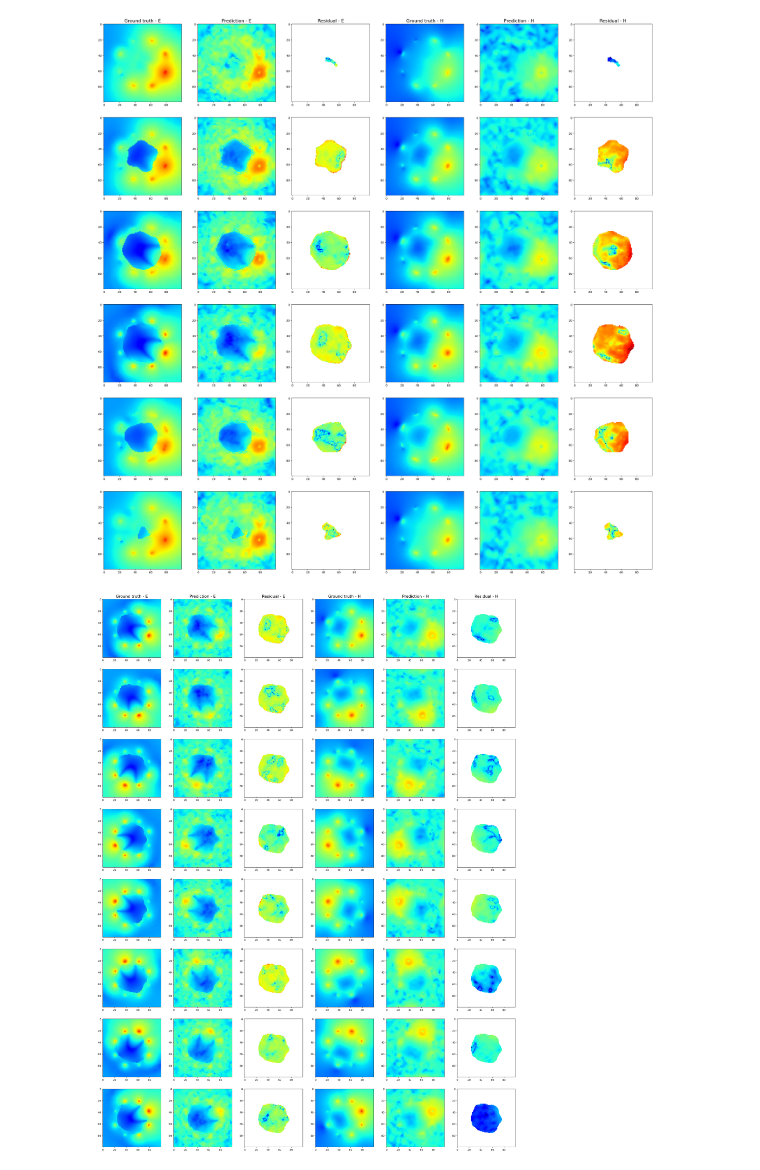
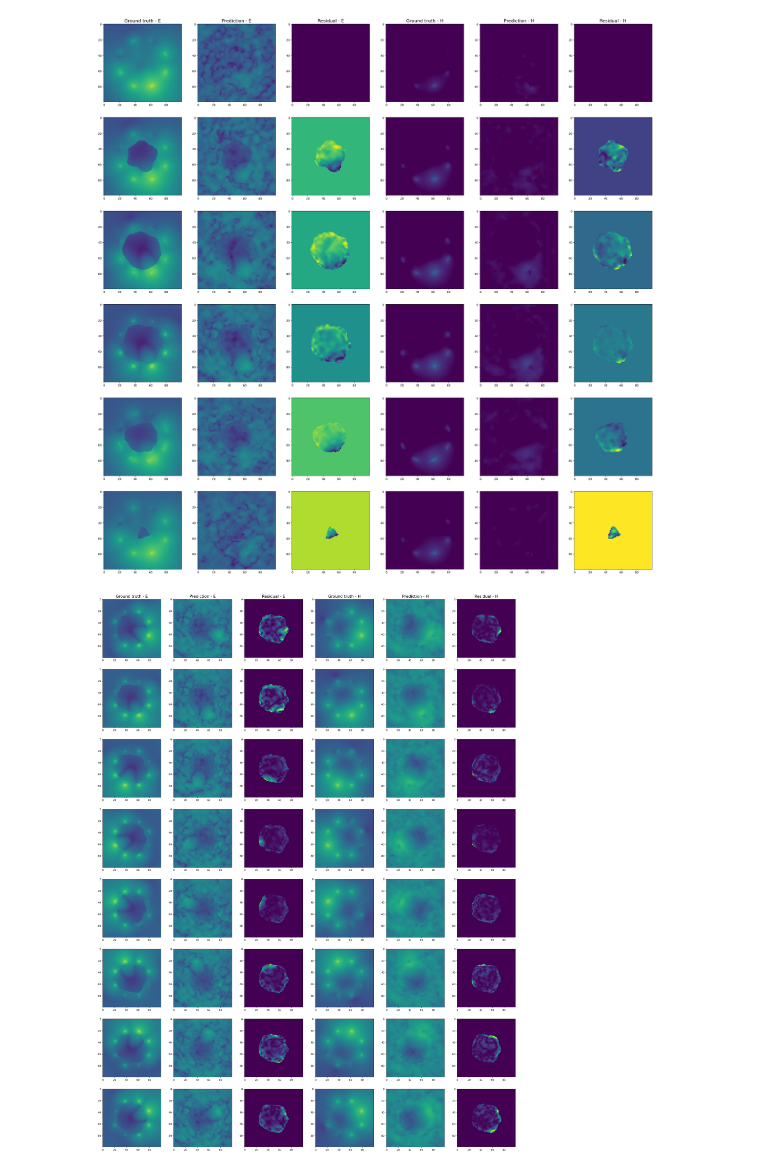
Before and after one commit to badulion/magnet_fno, a Jupyter notebook: results/inference.ipynb, the cells around one changed output. Saved outputs shown, nothing was run; the diff lists cells and outputs as text; code cells hidden in the pictures.

```diff
--- a/results/inference.ipynb
+++ b/results/inference.ipynb
@@ -32,16 +32,16 @@ from neuralop.models import FNO, UNO
 from mrifield.train.lit_mrifield import LitMRIField
 from magnet_pinn.utils import StandardNormalizer
 
-CKPT = "fno/7hqhtfvz/fno_37M_16M_64H.ckpt"
+CKPT = "fno/s767wz93/fno_16M_16M_42H.ckpt"
 
 #model = UNet3D(in_channels=5, out_channels=12)
-model = FNO(n_modes=(16, 16, 16), in_channels=5, out_channels=12, hidden_channels=64, positional_embedding=None)
+model = FNO(n_modes=(16, 16, 16), in_channels=5, out_channels=12, hidden_channels=42, positional_embedding=None)
 #model = UNO(in_channels=5, out_channels=12, hidden_channels=16, uno_out_channels=[32,64,64,32], uno_n_modes=[[16,16,16],[16,16,16],[16,16,16],[16,16,16]], uno_scalings=[[1,1,1],[0.5,0.5,0.5],[1,1,1],[2,2,2]], channel_mlp_skip='linear')
 
 train_input_normalizer = StandardNormalizer.load_from_json(f"{TRAIN_DIR}/normalization/input_normalization.json")
-train_target_normalizer = StandardNormalizer.load_from_json(f"{TRAIN_DIR}/normalization/input_normalization.json")
+train_target_normalizer = StandardNormalizer.load_from_json(f"{TRAIN_DIR}/normalization/target_normalization.json")
 val_input_normalizer = StandardNormalizer.load_from_json(f"{VAL_DIR}/normalization/input_normalization.json")
-val_target_normalizer = StandardNormalizer.load_from_json(f"{VAL_DIR}/normalization/input_normalization.json")
+val_target_normalizer = StandardNormalizer.load_from_json(f"{VAL_DIR}/normalization/target_normalization.json")
 
 trained_model = LitMRIField.load_from_checkpoint(
     CKPT,
@@ -59,6 +62,7 @@ import einops
 import matplotlib.pyplot as plt
 
 sample = next(val_loader)
+subject = sample['subject']
 
 # Ground truth
 gt_re = sample['field'][0, :, 0, :, :, :, :]
@@ -78,44 +82,43 @@ with torch.no_grad():
 pr_re = pred[0, :, 0, :, :, :, :]
 pr_im = pred[0, :, 1, :, :, :, :]
 
 pr = torch.norm(torch.complex(pr_re, pr_im), dim=1)
 
 # Residuals (Subject)
-subject = sample['subject']
-
-rs = torch.abs(gt - pr) * subject
-
+rs = (pr - gt) * subject
 
 # Plot multiple slices of a single sample
 _, axes = plt.subplots(6, 6, figsize=(35, 35))
 
 titles = ['Ground truth - E', 'Prediction - E', 'Residual - E', 'Ground truth - H', 'Prediction - H', 'Residual - H']
 
 e_vmin = min(gt[0, :, :, :].min(), pr[0, :, :, :].min())
 e_vmax = max(gt[0, :, :, :].max(), pr[0, :, :, :].max())
 h_vmin = min(gt[1, :, :, :].min(), pr[1, :, :, :].min())
 h_vmax = max(gt[1, :, :, :].max(), pr[1, :, :, :].max())
 
+rs_e_vmin = rs[0, :, :, :].min()
 rs_e_vmax = rs[0, :, :, :].max()
+rs_h_vmin = rs[1, :, :, :].min()
 rs_h_vmax = rs[1, :, :, :].max()
 
 for column, title in zip(axes[0], titles):
     column.set_title(title, fontsize=16)
 
 for row in range(6):
     slice = 20 + row * 10
 
-    gt_e = axes[row, 0].imshow(gt[0, :, :, slice], cmap='jet', norm='log', vmin = e_vmin, vmax = e_vmax)
-    pr_e = axes[row, 1].imshow(pr[0, :, :, slice], cmap='jet', norm='log', vmin = e_vmin, vmax = e_vmax)
-    rs_e = axes[row, 2].imshow(rs[0, :, :, slice], cmap='jet', norm='log', vmax = rs_e_vmax)
+    gt_e = axes[row, 0].imshow(gt[0, :, :, slice], cmap='viridis', norm='log', vmin = e_vmin, vmax = e_vmax)
+    pr_e = axes[row, 1].imshow(pr[0, :, :, slice], cmap='viridis', norm='log', vmin = e_vmin, vmax = e_vmax)
+    rs_e = axes[row, 2].imshow(rs[0, :, :, slice], cmap='viridis')
 
-    gt_h = axes[row, 3].imshow(gt[1, :, :, slice], cmap='jet', norm='log', vmin = h_vmin, vmax = h_vmax)
-    pr_h = axes[row, 4].imshow(pr[1, :, :, slice], cmap='jet', norm='log', vmin = h_vmin, vmax = h_vmax)
-    rs_h = axes[row, 5].imshow(rs[1, :, :, slice], cmap='jet', norm='log', vmax = rs_h_vmax)
+    gt_h = axes[row, 3].imshow(gt[1, :, :, slice], cmap='viridis', norm='log', vmin = e_vmin, vmax = e_vmax)
+    pr_h = axes[row, 4].imshow(pr[1, :, :, slice], cmap='viridis', norm='log', vmin = e_vmin, vmax = e_vmax)
+    rs_h = axes[row, 5].imshow(rs[1, :, :, slice], cmap='viridis')
 
 plt.show()
 # %% [output]
-[figure, old version]
+[figure, new version]
 # %%
 from tqdm import tqdm
 import einops
@@ -178,14 +181,14 @@ for column, title in zip(axes[0], titles):
     column.set_title(title, fontsize=16)
 
 for row in range(num_samples):
-    gt_e = axes[row, 0].imshow(gts[row][0, :, :, 50], cmap='jet', norm='log', vmin = e_vmin, vmax = e_vmax)
-    pr_e = axes[row, 1].imshow(prs[row][0, :, :, 50], cmap='jet', norm='log', vmin = e_vmin, vmax = e_vmax)
-    rs_e = axes[row, 2].imshow(res[row][0, :, :, 50], cmap='jet', norm='log', vmax = rs_e_vmax)
+    gt_e = axes[row, 0].imshow(gts[row][0, :, :, 50], cmap='viridis', norm='log', vmin = e_vmin, vmax = e_vmax)
+    pr_e = axes[row, 1].imshow(prs[row][0, :, :, 50], cmap='viridis', norm='log', vmin = e_vmin, vmax = e_vmax)
+    rs_e = axes[row, 2].imshow(res[row][0, :, :, 50], cmap='viridis')
 
-    gt_h = axes[row, 3].imshow(gts[row][1, :, :, 50], cmap='jet', norm='log', vmin = h_vmin, vmax = h_vmax)
-    pr_h = axes[row, 4].imshow(prs[row][1, :, :, 50], cmap='jet', norm='log', vmin = h_vmin, vmax = h_vmax)
-    rs_h = axes[row, 5].imshow(res[row][1, :, :, 50], cmap='jet', norm='log', vmax = rs_h_vmax)
+    gt_h = axes[row, 3].imshow(gts[row][1, :, :, 50], cmap='viridis', norm='log', vmin = h_vmin, vmax = h_vmax)
+    pr_h = axes[row, 4].imshow(prs[row][1, :, :, 50], cmap='viridis', norm='log', vmin = h_vmin, vmax = h_vmax)
+    rs_h = axes[row, 5].imshow(res[row][1, :, :, 50], cmap='viridis')
 
 plt.show()
 # %% [output]
-[figure, old version]
+[figure, new version]
```
Also changed, not shown: parts of 2 cells of this notebook, 1 other file.
